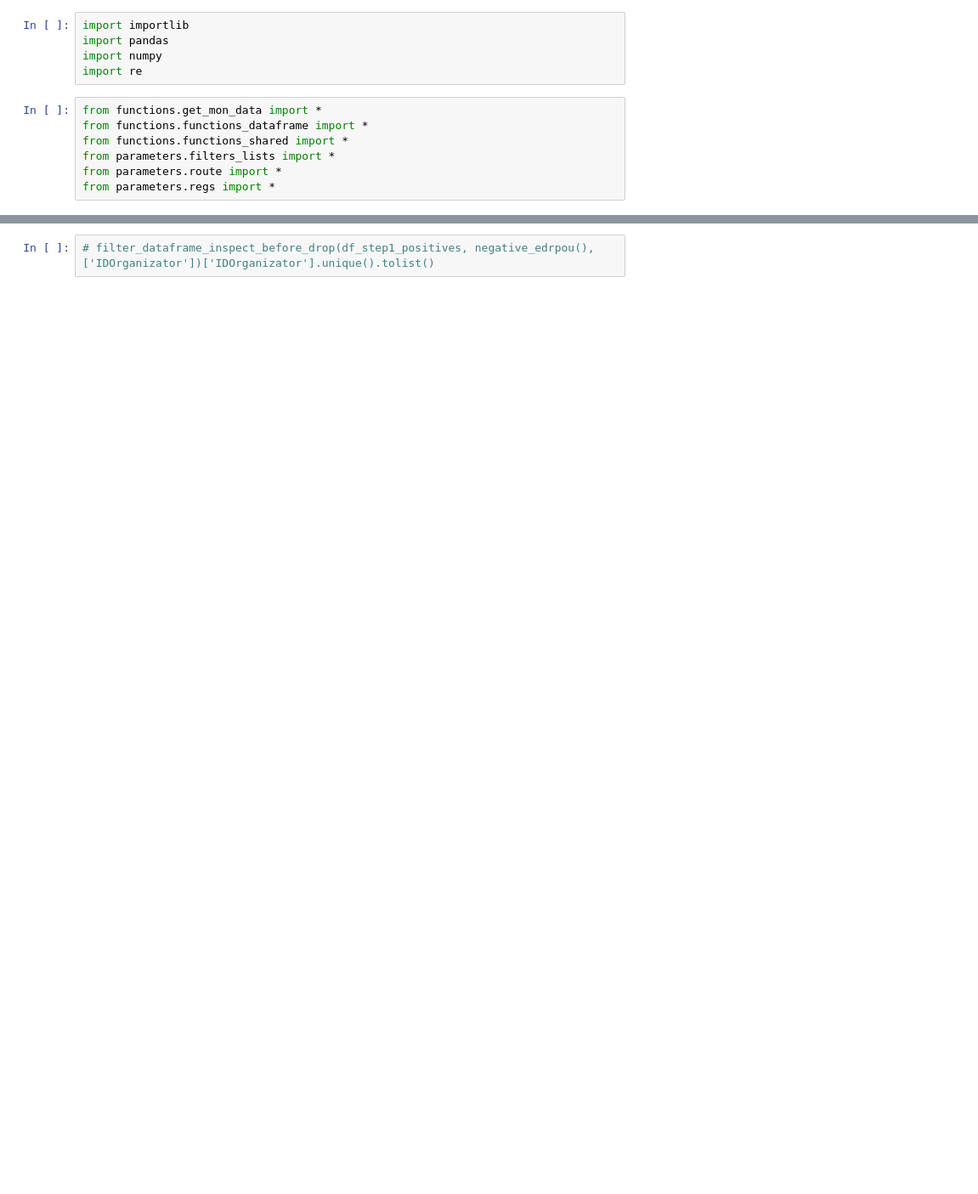
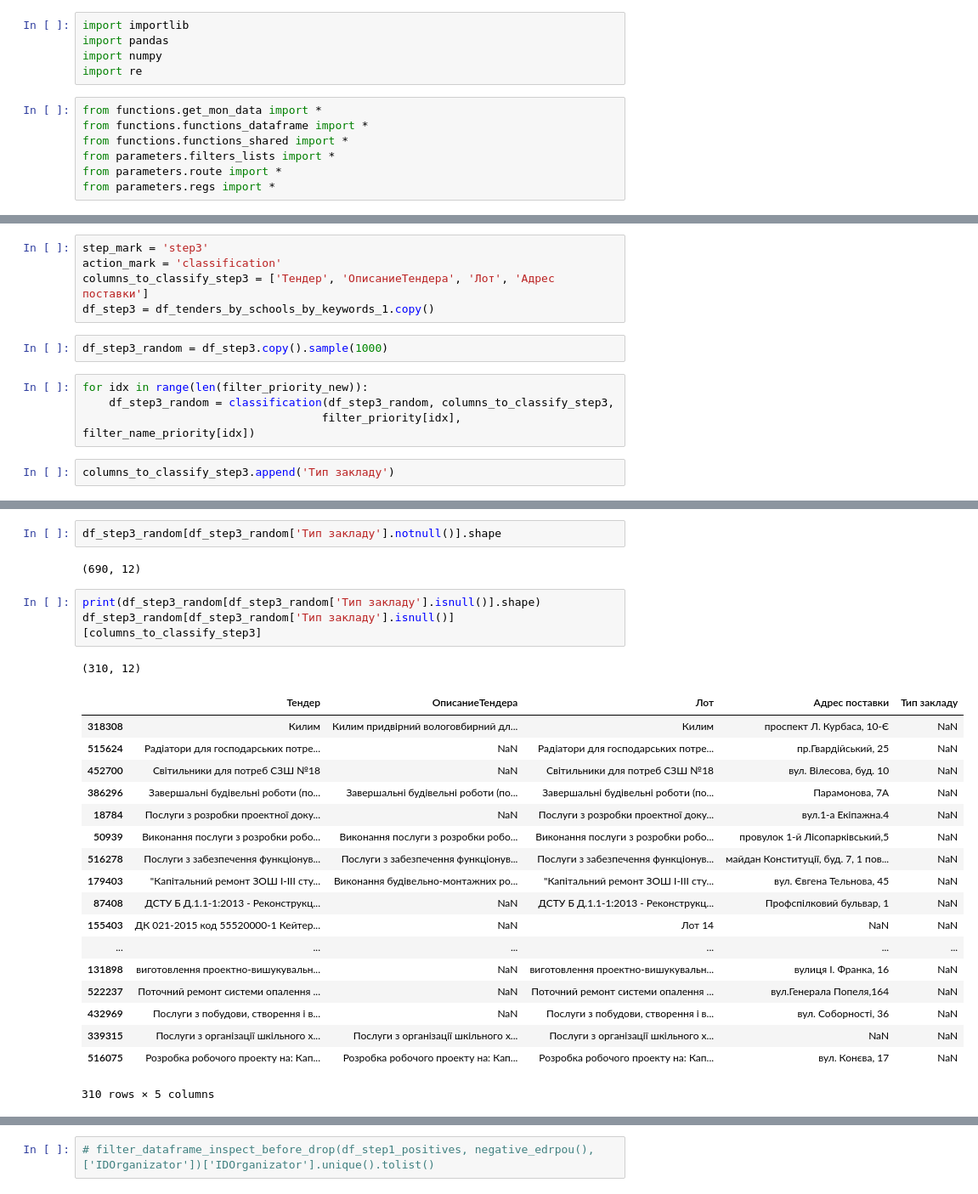
Before and after one commit to deaflynx/school-procurements, a Jupyter notebook: main.ipynb, the cells around one changed output, grey strips where cells are left out. Shown at 85% size. Drawn from its saved outputs; the diff is of its cells as text; blank space fills up the shorter version.

```diff
--- a/main.ipynb
+++ b/main.ipynb
@@ -102,0 +189,13 @@ step1: positives: (20218, 11) negatives: (466260, 11)
+# %%
+step_mark = 'step3'
+action_mark = 'classification'
+columns_to_classify_step3 = ['Тендер', 'ОписаниеТендера', 'Лот', 'Адрес поставки']
+df_step3 = df_tenders_by_schools_by_keywords_1.copy()
+# %%
+df_step3_random = df_step3.copy().sample(1000)
+# %%
+for idx in range(len(filter_priority_new)):
+    df_step3_random = classification(df_step3_random, columns_to_classify_step3,
+                                    filter_priority[idx], filter_name_priority[idx])
+# %%
+columns_to_classify_step3.append('Тип закладу')
@@ -102,0 +214,27 @@ step1: positives: (20218, 11) negatives: (466260, 11)
+# %%
+df_step3_random[df_step3_random['Тип закладу'].notnull()].shape
+# %% [output]
+(690, 12)
+# %%
+print(df_step3_random[df_step3_random['Тип закладу'].isnull()].shape)
+df_step3_random[df_step3_random['Тип закладу'].isnull()][columns_to_classify_step3]
+# %% [output]
+(310, 12)
+|  | Тендер | ОписаниеТендера | Лот | Адрес поставки | Тип закладу |
+| 318308 | Килим | Килим придвірний вологовбирний дл... | Килим | проспект Л. Курбаса, 10-Є | NaN |
+| 515624 | Радіатори для господарських потре... | NaN | Радіатори для господарських потре... | пр.Гвардійський, 25 | NaN |
+| 452700 | Світильники для потреб СЗШ №18 | NaN | Світильники для потреб СЗШ №18 | вул. Вілесова, буд. 10 | NaN |
+| 386296 | Завершальні будівельні роботи (по... | Завершальні будівельні роботи (по... | Завершальні будівельні роботи (по... | Парамонова, 7А | NaN |
+| 18784 | Послуги з розробки проектної доку... | NaN | Послуги з розробки проектної доку... | вул.1-а Екіпажна.4 | NaN |
+| 50939 | Виконання послуги з розробки робо... | Виконання послуги з розробки робо... | Виконання послуги з розробки робо... | провулок 1-й Лісопарківський,5 | NaN |
+| 516278 | Послуги з забезпечення функціонув... | Послуги з забезпечення функціонув... | Послуги з забезпечення функціонув... | майдан Конституції, буд. 7, 1 пов... | NaN |
+| 179403 | "Капітальний ремонт ЗОШ І-ІІІ сту... | Виконання будівельно-монтажних ро... | "Капітальний ремонт ЗОШ І-ІІІ сту... | вул. Євгена Тельнова, 45 | NaN |
+| 87408 | ДСТУ Б Д.1.1-1:2013 - Реконструкц... | NaN | ДСТУ Б Д.1.1-1:2013 - Реконструкц... | Профспілковий бульвар, 1 | NaN |
+| 155403 | ДК 021-2015 код 55520000-1 Кейтер... | NaN | Лот 14 | NaN | NaN |
+| ... | ... | ... | ... | ... | ... |
+| 131898 | виготовлення проектно-вишукувальн... | NaN | виготовлення проектно-вишукувальн... | вулиця І. Франка, 16 | NaN |
+| 522237 | Поточний ремонт системи опалення ... | NaN | Поточний ремонт системи опалення ... | вул.Генерала Попеля,164 | NaN |
+| 432969 | Послуги з побудови, створення і в... | NaN | Послуги з побудови, створення і в... | вул. Соборності, 36 | NaN |
+| 339315 | Послуги з організації шкільного х... | Послуги з організації шкільного х... | Послуги з організації шкільного х... | NaN | NaN |
+| 516075 | Розробка робочого проекту на: Кап... | Розробка робочого проекту на: Кап... | Розробка робочого проекту на: Кап... | вул. Конєва, 17 | NaN |
+310 rows × 5 columns
```
Also changed, not shown: parts of 55 cells of this notebook, 1 other file.
